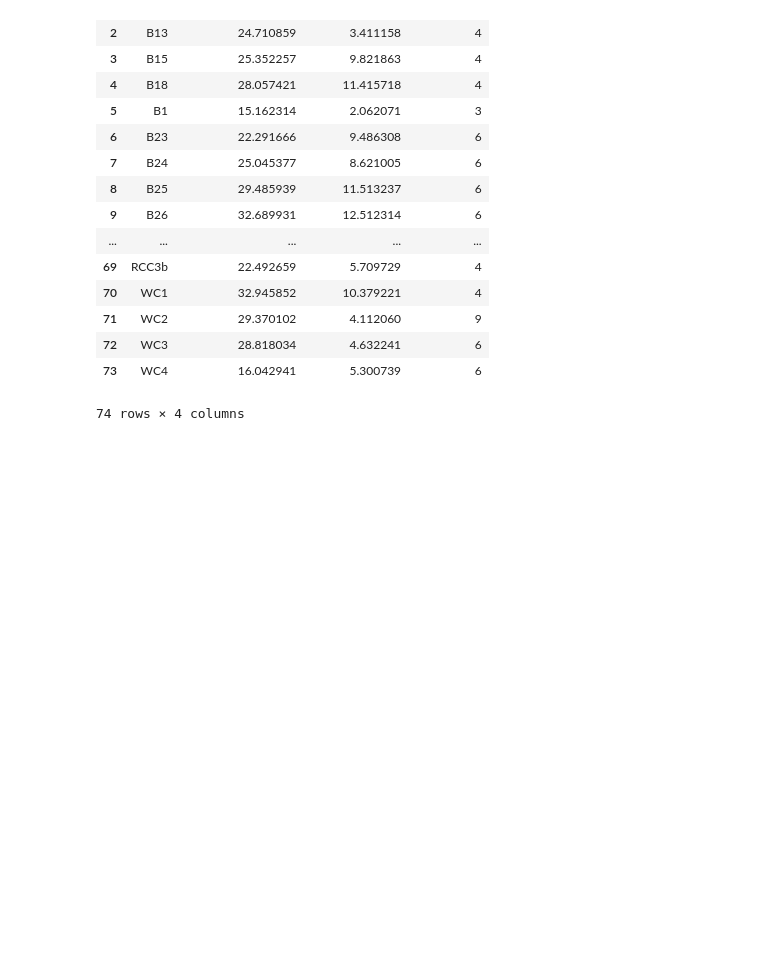
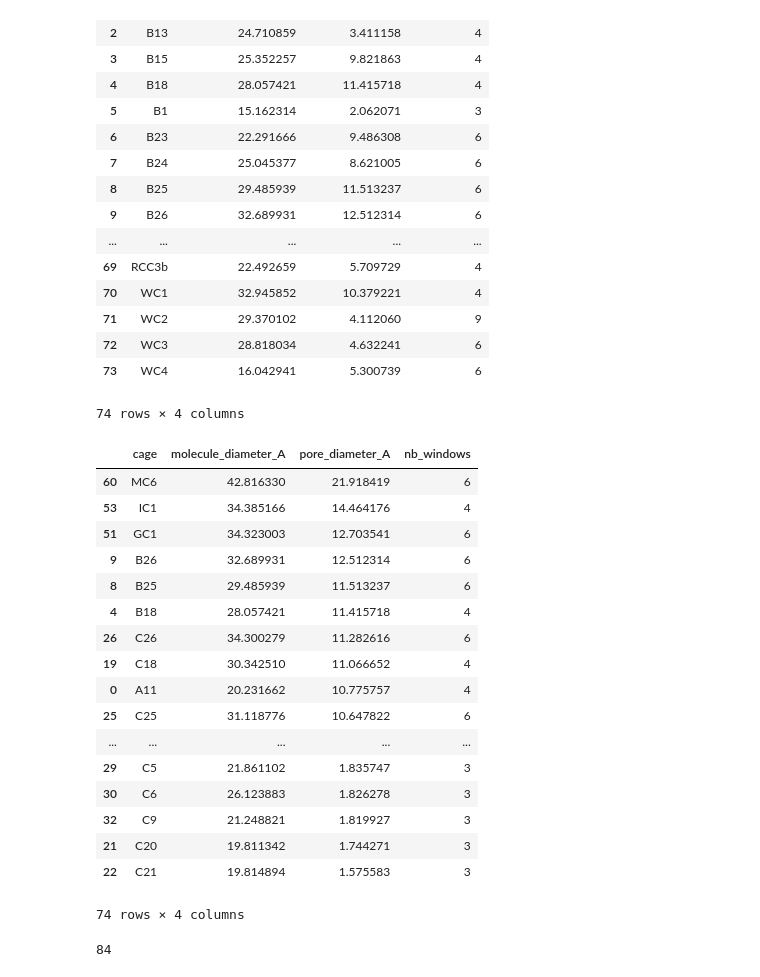
Before and after one commit to SimonEnsemble/latent_cage_space, a Jupyter notebook: cage_descriptors.ipynb, the cells around one changed output. Saved outputs shown, nothing was run; the diff lists cells and outputs as text; code cells hidden in the pictures; blank space fills up the shorter version.

```diff
--- a/cage_descriptors.ipynb
+++ b/cage_descriptors.ipynb
@@ -63,3 +67,29 @@ df
 | 72 | WC3 | 28.818034 | 4.632241 | 6 |
 | 73 | WC4 | 16.042941 | 5.300739 | 6 |
 74 rows × 4 columns
+# %%
+df.sort_values('pore_diameter_A', ascending=False)
+# %% [output]
+|  | cage | molecule_diameter_A | pore_diameter_A | nb_windows |
+| 60 | MC6 | 42.816330 | 21.918419 | 6 |
+| 53 | IC1 | 34.385166 | 14.464176 | 4 |
+| 51 | GC1 | 34.323003 | 12.703541 | 6 |
+| 9 | B26 | 32.689931 | 12.512314 | 6 |
+| 8 | B25 | 29.485939 | 11.513237 | 6 |
+| 4 | B18 | 28.057421 | 11.415718 | 4 |
+| 26 | C26 | 34.300279 | 11.282616 | 6 |
+| 19 | C18 | 30.342510 | 11.066652 | 4 |
+| 0 | A11 | 20.231662 | 10.775757 | 4 |
+| 25 | C25 | 31.118776 | 10.647822 | 6 |
+| ... | ... | ... | ... | ... |
+| 29 | C5 | 21.861102 | 1.835747 | 3 |
+| 30 | C6 | 26.123883 | 1.826278 | 3 |
+| 32 | C9 | 21.248821 | 1.819927 | 3 |
+| 21 | C20 | 19.811342 | 1.744271 | 3 |
+| 22 | C21 | 19.814894 | 1.575583 | 3 |
+74 rows × 4 columns
+# %%
+flex_property_file = open("flex_pywindow_cage_descriptors.csv", "w")
+flex_property_file.write("cage,molecule_diameter_A,pore_diameter_A,nb_windows,window1,window2,window3,window4\n")
+# %% [output]
+84
```
Also changed, not shown: parts of 5 cells of this notebook, 3 other files.
